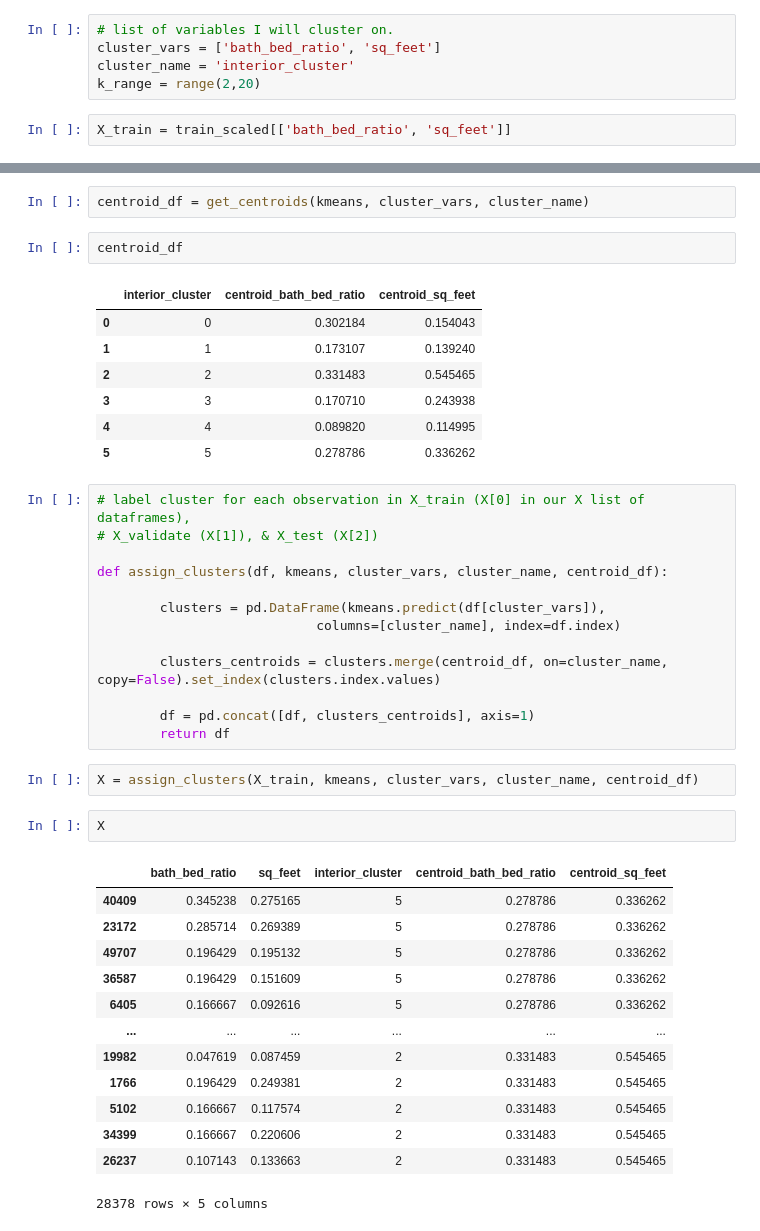
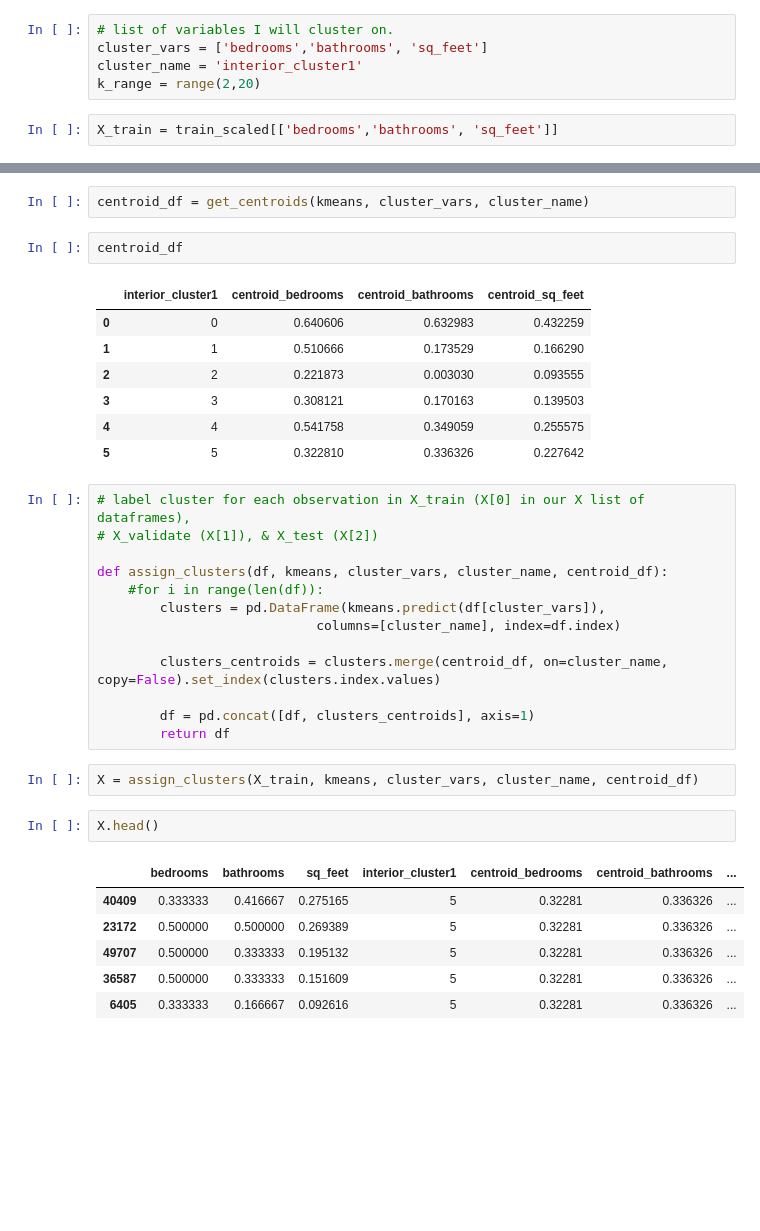
Before and after one commit to Michael-Mesa-Rae-Downen/project-3-clustering, a Jupyter notebook: working_notebook_michael.ipynb, the cells around one changed output, grey strips where cells are left out. Drawn from its saved outputs; the diff is of its cells as text; blank space fills up the shorter version.

```diff
--- a/working_notebook_michael.ipynb
+++ b/working_notebook_michael.ipynb
@@ -70,11 +70,11 @@ dtypes: float64(27), int64(2)
 memory usage: 6.5 MB
 # %%
 # list of variables I will cluster on.
-cluster_vars = ['bath_bed_ratio', 'sq_feet']
-cluster_name = 'interior_cluster'
+cluster_vars = ['bedrooms','bathrooms', 'sq_feet']
+cluster_name = 'interior_cluster1'
 k_range = range(2,20)
 # %%
-X_train = train_scaled[['bath_bed_ratio', 'sq_feet']]
+X_train = train_scaled[['bedrooms','bathrooms', 'sq_feet']]
 # %%
 def find_k(X_train, cluster_vars, k_range):
     sse = []
@@ -180,19 +180,19 @@ centroid_df = get_centroids(kmeans, cluster_vars, cluster_name)
 # %%
 centroid_df
 # %% [output]
-|  | interior_cluster | centroid_bath_bed_ratio | centroid_sq_feet |
-| 0 | 0 | 0.302184 | 0.154043 |
-| 1 | 1 | 0.173107 | 0.139240 |
-| 2 | 2 | 0.331483 | 0.545465 |
-| 3 | 3 | 0.170710 | 0.243938 |
-| 4 | 4 | 0.089820 | 0.114995 |
-| 5 | 5 | 0.278786 | 0.336262 |
+|  | interior_cluster1 | centroid_bedrooms | centroid_bathrooms | centroid_sq_feet |
+| 0 | 0 | 0.640606 | 0.632983 | 0.432259 |
+| 1 | 1 | 0.510666 | 0.173529 | 0.166290 |
+| 2 | 2 | 0.221873 | 0.003030 | 0.093555 |
+| 3 | 3 | 0.308121 | 0.170163 | 0.139503 |
+| 4 | 4 | 0.541758 | 0.349059 | 0.255575 |
+| 5 | 5 | 0.322810 | 0.336326 | 0.227642 |
 # %%
 # label cluster for each observation in X_train (X[0] in our X list of dataframes),
 # X_validate (X[1]), & X_test (X[2])
 
 def assign_clusters(df, kmeans, cluster_vars, cluster_name, centroid_df):
-
+    #for i in range(len(df)):
         clusters = pd.DataFrame(kmeans.predict(df[cluster_vars]),
                             columns=[cluster_name], index=df.index)
 
@@ -203,19 +203,12 @@ def assign_clusters(df, kmeans, cluster_vars, cluster_name, centroid_df):
 # %%
 X = assign_clusters(X_train, kmeans, cluster_vars, cluster_name, centroid_df)
 # %%
-X
+X.head()
 # %% [output]
-|  | bath_bed_ratio | sq_feet | interior_cluster | centroid_bath_bed_ratio | centroid_sq_feet |
-| 40409 | 0.345238 | 0.275165 | 5 | 0.278786 | 0.336262 |
-| 23172 | 0.285714 | 0.269389 | 5 | 0.278786 | 0.336262 |
-| 49707 | 0.196429 | 0.195132 | 5 | 0.278786 | 0.336262 |
-| 36587 | 0.196429 | 0.151609 | 5 | 0.278786 | 0.336262 |
-| 6405 | 0.166667 | 0.092616 | 5 | 0.278786 | 0.336262 |
-| ... | ... | ... | ... | ... | ... |
-| 19982 | 0.047619 | 0.087459 | 2 | 0.331483 | 0.545465 |
-| 1766 | 0.196429 | 0.249381 | 2 | 0.331483 | 0.545465 |
-| 5102 | 0.166667 | 0.117574 | 2 | 0.331483 | 0.545465 |
-| 34399 | 0.166667 | 0.220606 | 2 | 0.331483 | 0.545465 |
-| 26237 | 0.107143 | 0.133663 | 2 | 0.331483 | 0.545465 |
+|  | bedrooms | bathrooms | sq_feet | interior_cluster1 | centroid_bedrooms | centroid_bathrooms | ... |
+| 40409 | 0.333333 | 0.416667 | 0.275165 | 5 | 0.32281 | 0.336326 | ... |
+| 23172 | 0.500000 | 0.500000 | 0.269389 | 5 | 0.32281 | 0.336326 | ... |
+| 49707 | 0.500000 | 0.333333 | 0.195132 | 5 | 0.32281 | 0.336326 | ... |
+| 36587 | 0.500000 | 0.333333 | 0.151609 | 5 | 0.32281 | 0.336326 | ... |
+| 6405 | 0.333333 | 0.166667 | 0.092616 | 5 | 0.32281 | 0.336326 | ... |
-28378 rows × 5 columns
 # %%
```
Also changed, not shown: parts of 22 cells of this notebook.
